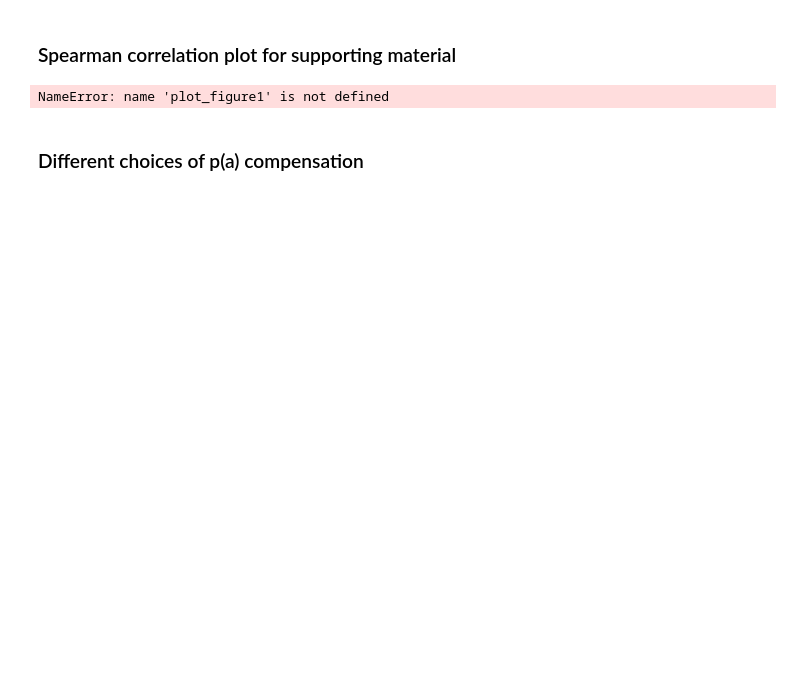
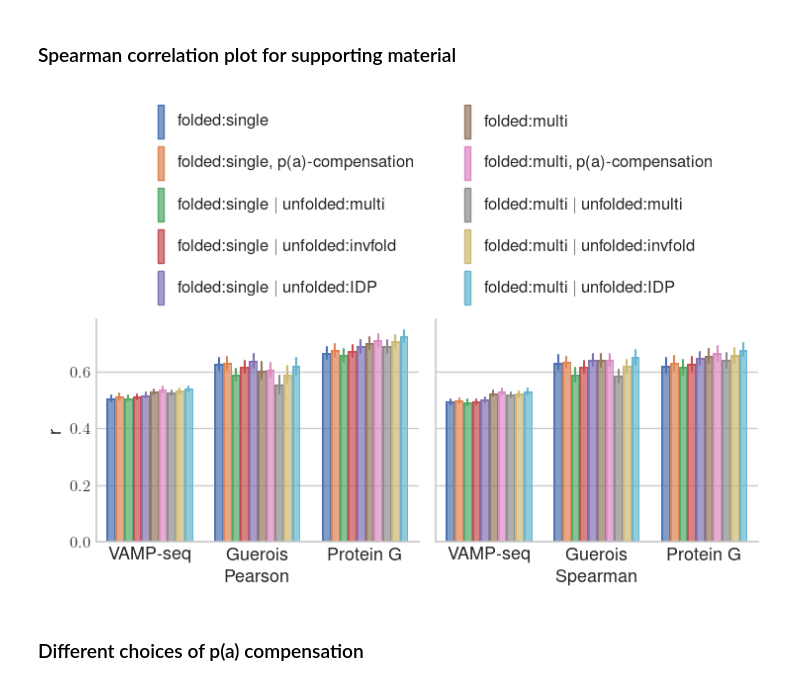
Before and after one commit to MachineLearningLifeScience/inverse_folding_free_energies, a Jupyter notebook: figures.ipynb, the cells around one changed output. Cells and saved outputs as stored; diff of their text form; code cells hidden in the pictures; blank space fills up the shorter version.

```diff
--- a/figures.ipynb
+++ b/figures.ipynb
@@ -733,9 +767,10 @@ plot_figure1(correlation_df_relabeled, which_coefficients=['pearson'])
 # %% [markdown]
 ### Spearman correlation plot for supporting material
 # %%
-plot_figure1(correlation_df, which_coefficients=['pearson', 'spearman'], simple_legend=True)
+correlation_df_supp_mat = correlation_df_relabeled_names.replace(to_replace={r"\|":r"$|$"}, regex=True)
+plot_figure1(correlation_df_supp_mat, which_coefficients=['pearson', 'spearman'], simple_legend=True, output_filename_prefix="figure1_pearson_vs_spearman", top_margin=0.55, figure_height=5)
 # %% [output]
-NameError: name 'plot_figure1' is not defined
+[figure, added]
 # %% [markdown]
 ### Different choices of p(a) compensation
 # %%
```
Also changed, not shown: parts of 31 cells of this notebook, 2 other files.
